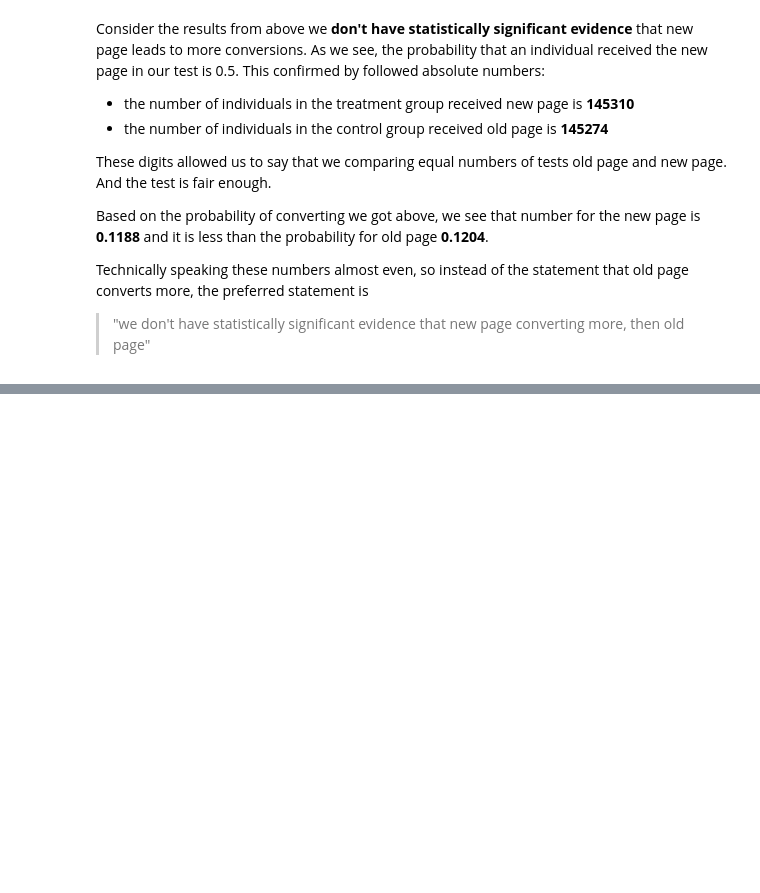
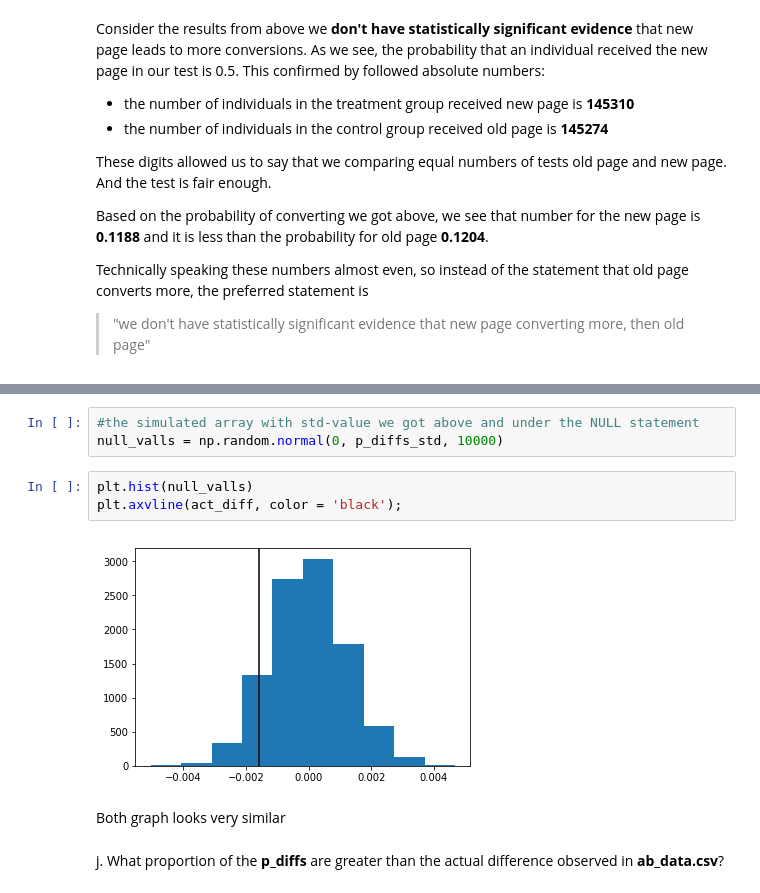
Before and after one commit to Alex-Romanenko/Analyze_ab_test_results, a Jupyter notebook: Analyze_ab_test_results.ipynb, the cells around one changed output, grey strips where cells are left out. Drawn from its saved outputs; the diff is of its cells as text; blank space fills up the shorter version.

```diff
--- a/Analyze_ab_test_results.ipynb
+++ b/Analyze_ab_test_results.ipynb
@@ -172,0 +275,12 @@ Technically speaking these numbers almost even, so instead of the statement that
+# %%
+#the simulated array with std-value we got above and under the NULL statement
+null_valls = np.random.normal(0, p_diffs_std, 10000)
+# %%
+plt.hist(null_valls)
+plt.axvline(act_diff, color = 'black');
+# %% [output]
+[figure, added]
+# %% [markdown]
+Both graph looks very similar
+# %% [markdown]
+j. What proportion of the **p_diffs** are greater than the actual difference observed in **ab_data.csv**?
```
Also changed, not shown: parts of 30 cells of this notebook.
